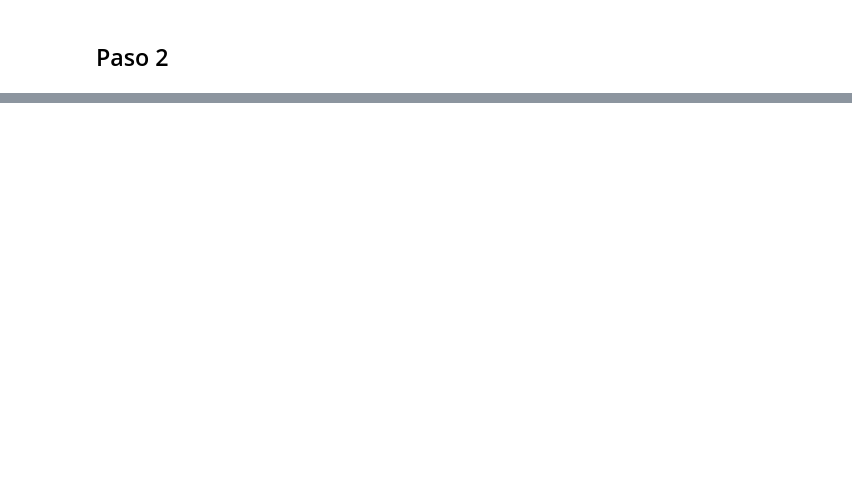
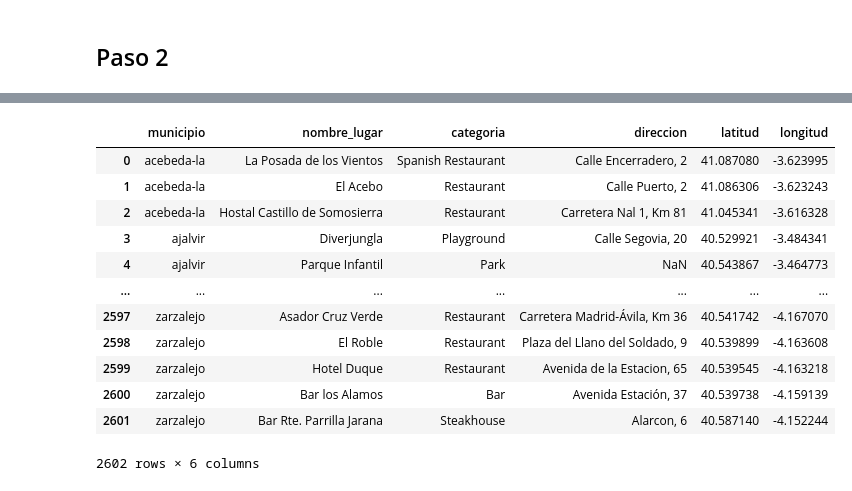
Before and after one commit to Rcm89/aboratorio-modulo3-leccion01-APIs, a Jupyter notebook: laboratorio-modulo3-leccion01-APIs.ipynb, the cells around one changed output, grey strips where cells are left out. Saved outputs shown, nothing was run; the diff lists cells and outputs as text; code cells hidden in the pictures; blank space fills up the shorter version.

```diff
--- a/laboratorio-modulo3-leccion01-APIs.ipynb
+++ b/laboratorio-modulo3-leccion01-APIs.ipynb
@@ -254,0 +315,18 @@ json
+# %%
+# lo cargamos como dataframe
+df_servicios=pd.read_csv("servicios_municipios.csv")
+df_servicios
+# %% [output]
+|  | municipio | nombre_lugar | categoria | direccion | latitud | longitud |
+| 0 | acebeda-la | La Posada de los Vientos | Spanish Restaurant | Calle Encerradero, 2 | 41.087080 | -3.623995 |
+| 1 | acebeda-la | El Acebo | Restaurant | Calle Puerto, 2 | 41.086306 | -3.623243 |
+| 2 | acebeda-la | Hostal Castillo de Somosierra | Restaurant | Carretera Nal 1, Km 81 | 41.045341 | -3.616328 |
+| 3 | ajalvir | Diverjungla | Playground | Calle Segovia, 20 | 40.529921 | -3.484341 |
+| 4 | ajalvir | Parque Infantil | Park | NaN | 40.543867 | -3.464773 |
+| ... | ... | ... | ... | ... | ... | ... |
+| 2597 | zarzalejo | Asador Cruz Verde | Restaurant | Carretera Madrid-Ávila, Km 36 | 40.541742 | -4.167070 |
+| 2598 | zarzalejo | El Roble | Restaurant | Plaza del Llano del Soldado, 9 | 40.539899 | -4.163608 |
+| 2599 | zarzalejo | Hotel Duque | Restaurant | Avenida de la Estacion, 65 | 40.539545 | -4.163218 |
+| 2600 | zarzalejo | Bar los Alamos | Bar | Avenida Estación, 37 | 40.539738 | -4.159139 |
+| 2601 | zarzalejo | Bar Rte. Parrilla Jarana | Steakhouse | Alarcon, 6 | 40.587140 | -4.152244 |
+2602 rows × 6 columns
```
Also changed, not shown: parts of 25 cells of this notebook, 5 other files.
